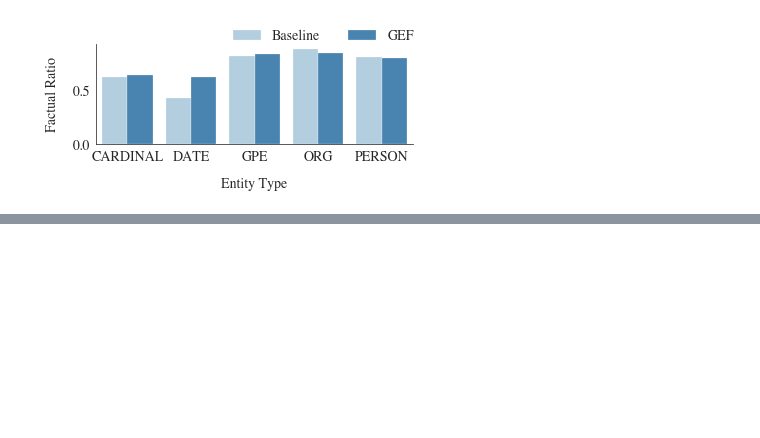
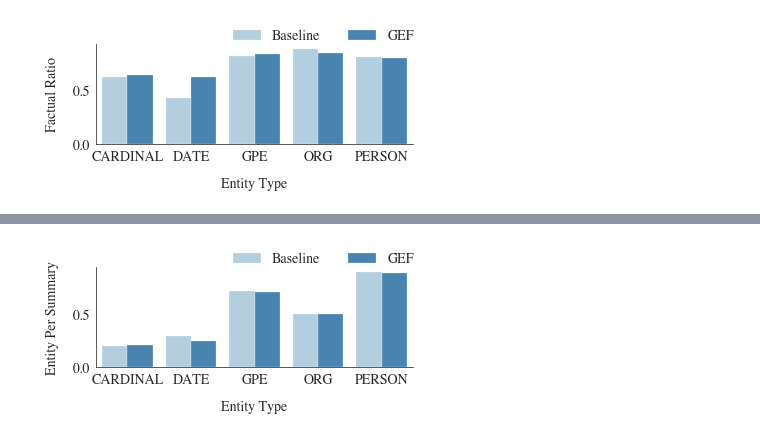
Before and after one commit to danton-nlp/GEF, a Jupyter notebook: entity_types.ipynb, the cells around one changed output, grey strips where cells are left out. Cells and saved outputs as stored; diff of their text form; code cells hidden in the pictures; blank space fills up the shorter version.

```diff
--- a/entity_types.ipynb
+++ b/entity_types.ipynb
@@ -226,0 +319,15 @@ plt.savefig("plots/entity_types.pdf")
+# %%
+df_plot = df_clf[
+    df_clf.entity_type.isin(["PERSON", "GPE", "ORG", "DATE", "CARDINAL"])
+    & df_clf.index.isin([0, max(df_clf.index)])
+]
+df_plot.loc[:, "Model"] = "Baseline"
+df_plot.loc[max(df_clf.index), "Model"] = "GEF"
+df_plot.loc[:, "extrinsic_factual_ratio"] = df_plot["extrinsic_factual"] / (
+    df_plot["extrinsic_factual"] + df_plot["extrinsic_non_factual"]
+)
+df_plot.loc[:, "factual_ratio"] = (df_plot["extrinsic_factual"] + df_plot["intrinsic_factual"]) / (
+    df_plot["total"]
+)
+df_plot.loc[:, "per_sum"] = df_plot["total"] / 11334
+df_plot
@@ -226,0 +367,27 @@ plt.savefig("plots/entity_types.pdf")
+# %%
+import seaborn as sns
+import matplotlib.pyplot as plt
+
+
+fg = sns.catplot(
+    x="entity_type",
+    y="per_sum",
+    hue="Model",
+    kind="bar",
+    data=df_plot,
+    legend=False,
+    height=2.75,
+    palette="Blues",
+    aspect=2,
+    ci=None
+)
+FONT_SIZE = 14
+fg.ax.set_xlabel("Entity Type", fontsize=FONT_SIZE, labelpad=FONT_SIZE)
+fg.ax.set_ylabel("Entity Per Summary", fontsize=FONT_SIZE, labelpad=FONT_SIZE)
+plt.tick_params(axis='both', which='major', labelsize=FONT_SIZE)
+plt.legend(bbox_to_anchor=(1.02, 1.2), loc='upper right', borderaxespad=0, prop={'size': 14}, ncol=2)
+plt.tight_layout()
+plt.savefig("plots/entity_types_per_summary.pdf")
+# ax
+# %% [output]
+[figure, added]
```
Also changed, not shown: parts of 3 cells of this notebook, 2 other files.
